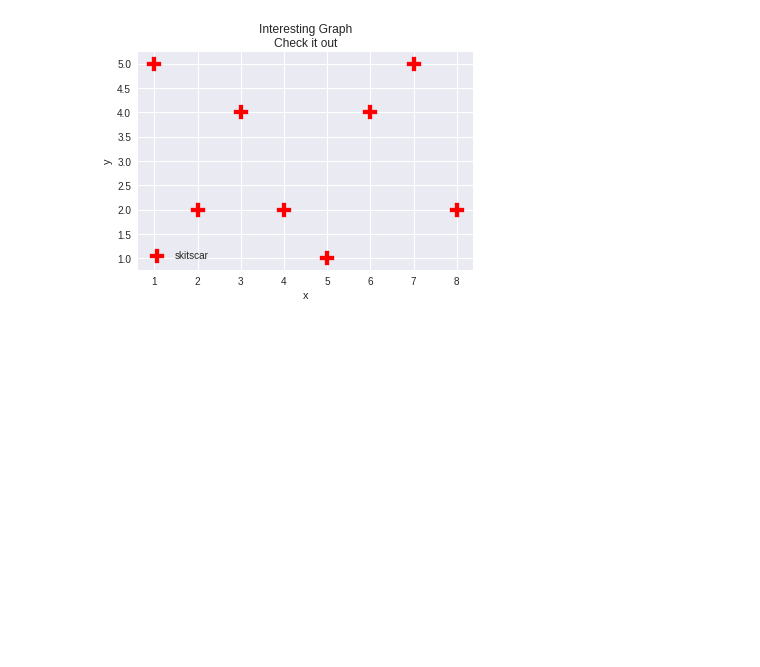
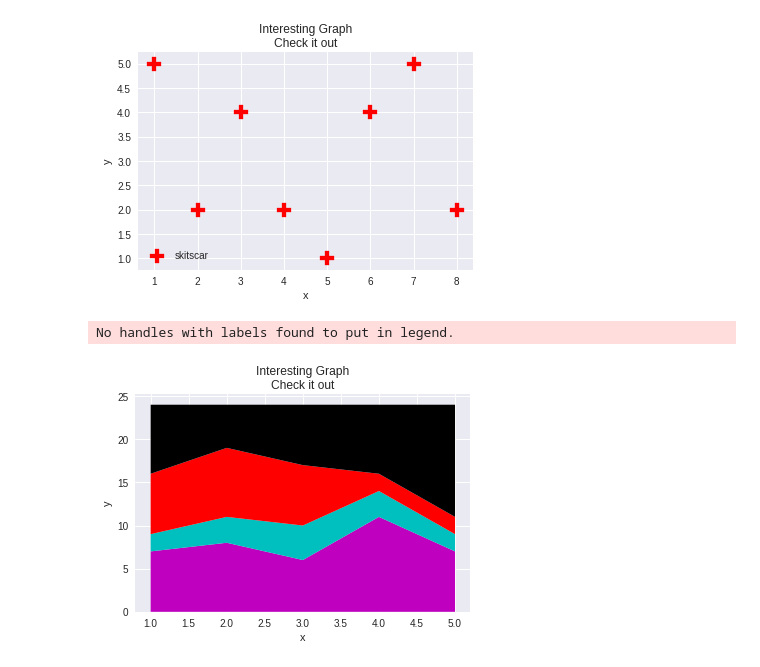
Before and after one commit to ben5698/ben5698, a Jupyter notebook: Matplotlib_Tutorial_1,2,3_(Line,_Bar,_Hist,Scat,Stack).ipynb, the cells around one changed output. Cells and saved outputs as stored; diff of their text form; code cells hidden in the pictures; blank space fills up the shorter version.

```diff
--- a/Matplotlib_Tutorial_1,2,3_(Line,_Bar,_Hist,Scat,Stack).ipynb
+++ b/Matplotlib_Tutorial_1,2,3_(Line,_Bar,_Hist,Scat,Stack).ipynb
@@ -54,14 +54,22 @@ plt.show()
 # %% [output]
 [figure]
 # %%
-x = [1,2,3,4,5,6,7,8]
-y = [5,2,4,2,1,4,5,2]
+days =[1,2,3,4,5]
 
-plt.scatter(x,y, label='skitscar', color='r', marker= 'P', s=200)
+Sleeping = [7,8,6,11,7]
+Eating = [2,3,4,3,2,]
+Working = [7,8,7,2,2]
+Playing = [8,5,7,8,13]
+
+
+plt.stackplot(days, Sleeping, Eating, Working, Playing, colors=['m','c','r','k'])
 
 plt.xlabel('x')
 plt.ylabel('y')
 
 plt.title('Interesting Graph\nCheck it out')
 plt.legend()
 plt.show()
+# %% [output]
+No handles with labels found to put in legend.
+[figure, added]
```
